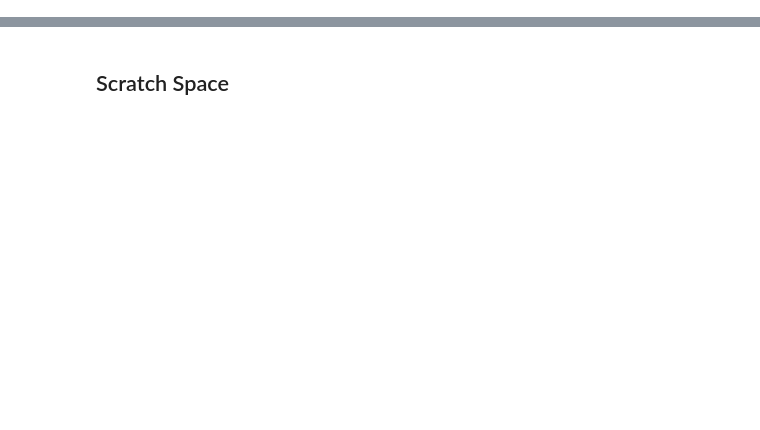
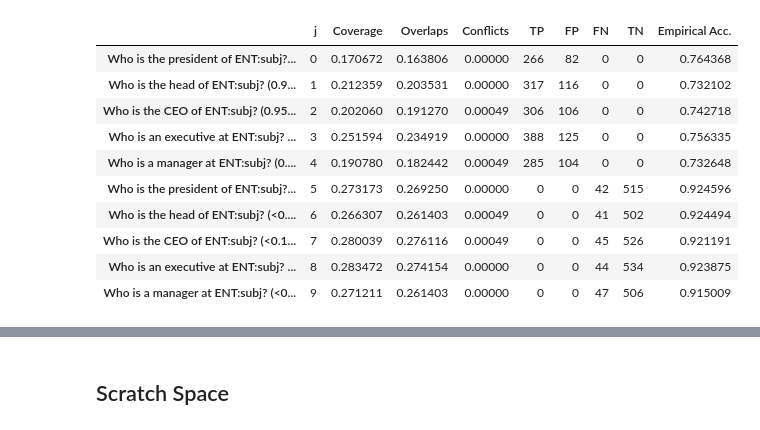
Before and after one commit to zizai/snorkel, a Jupyter notebook: tutorials/qalf/Pipeline_QALF.ipynb, the cells around one changed output, grey strips where cells are left out. Cells and saved outputs as stored; diff of their text form; code cells hidden in the pictures; blank space fills up the shorter version.

```diff
--- a/tutorials/qalf/Pipeline_QALF.ipynb
+++ b/tutorials/qalf/Pipeline_QALF.ipynb
@@ -112,7 +129,20 @@ Wall time: 13.8 s
 # %%
-# from snorkel.annotations import load_gold_labels
-# L_gold_dev   = load_gold_labels(session, annotator_name='gold', split=1)
-# pipe.L_dev.lf_stats(session, labels=L_gold_dev)
+from snorkel.annotations import load_gold_labels, load_label_matrix
+L_dev = load_label_matrix(pipe.session, split=1)
+L_gold_dev   = load_gold_labels(session, annotator_name='gold', split=1)
+L_dev.lf_stats(session, labels=L_gold_dev)
+# %% [output]
+|  | j | Coverage | Overlaps | Conflicts | TP | FP | FN | TN | Empirical Acc. |
+| Who is the president of ENT:subj?... | 0 | 0.170672 | 0.163806 | 0.00000 | 266 | 82 | 0 | 0 | 0.764368 |
+| Who is the head of ENT:subj? (0.9... | 1 | 0.212359 | 0.203531 | 0.00000 | 317 | 116 | 0 | 0 | 0.732102 |
+| Who is the CEO of ENT:subj? (0.95... | 2 | 0.202060 | 0.191270 | 0.00049 | 306 | 106 | 0 | 0 | 0.742718 |
+| Who is an executive at ENT:subj? ... | 3 | 0.251594 | 0.234919 | 0.00000 | 388 | 125 | 0 | 0 | 0.756335 |
+| Who is a manager at ENT:subj? (0.... | 4 | 0.190780 | 0.182442 | 0.00049 | 285 | 104 | 0 | 0 | 0.732648 |
+| Who is the president of ENT:subj?... | 5 | 0.273173 | 0.269250 | 0.00000 | 0 | 0 | 42 | 515 | 0.924596 |
+| Who is the head of ENT:subj? (<0.... | 6 | 0.266307 | 0.261403 | 0.00049 | 0 | 0 | 41 | 502 | 0.924494 |
+| Who is the CEO of ENT:subj? (<0.1... | 7 | 0.280039 | 0.276116 | 0.00049 | 0 | 0 | 45 | 526 | 0.921191 |
+| Who is an executive at ENT:subj? ... | 8 | 0.283472 | 0.274154 | 0.00000 | 0 | 0 | 44 | 534 | 0.923875 |
+| Who is a manager at ENT:subj? (<0... | 9 | 0.271211 | 0.261403 | 0.00000 | 0 | 0 | 47 | 506 | 0.915009 |
 # %%
 %time pipe.supervise()
 # %% [output]
```
Also changed, not shown: parts of 10 cells of this notebook, 1 other file.
